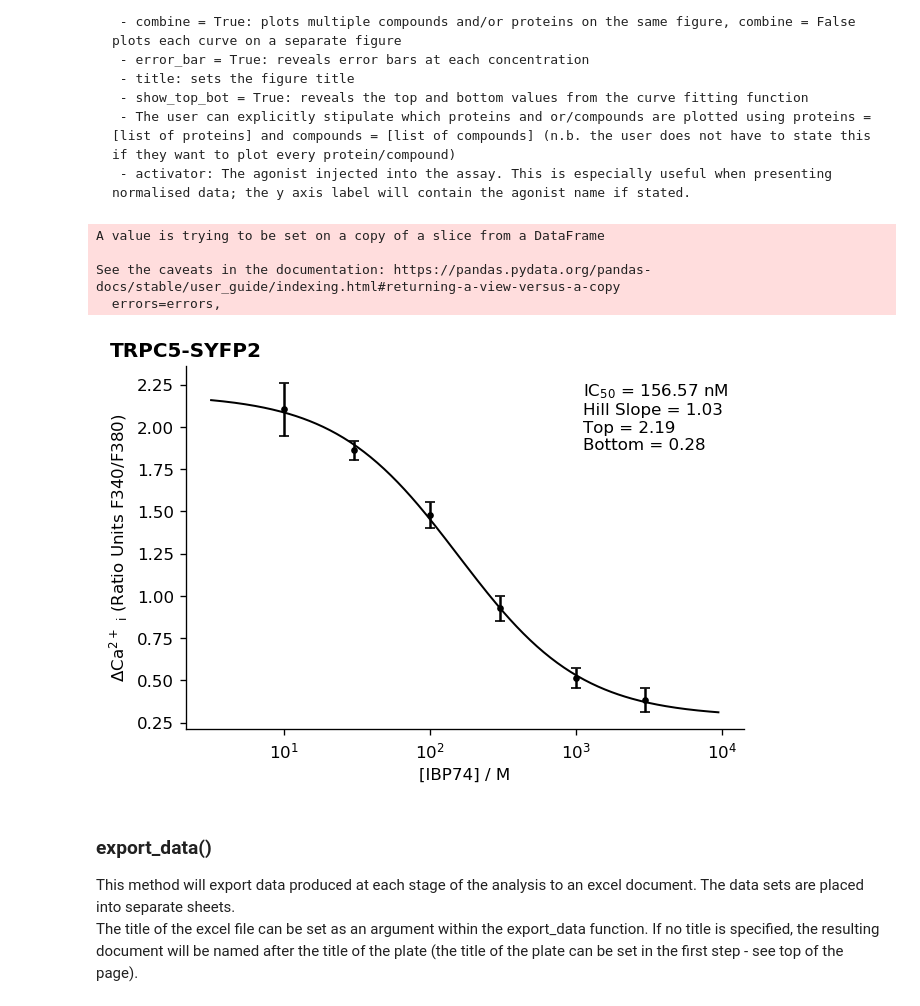
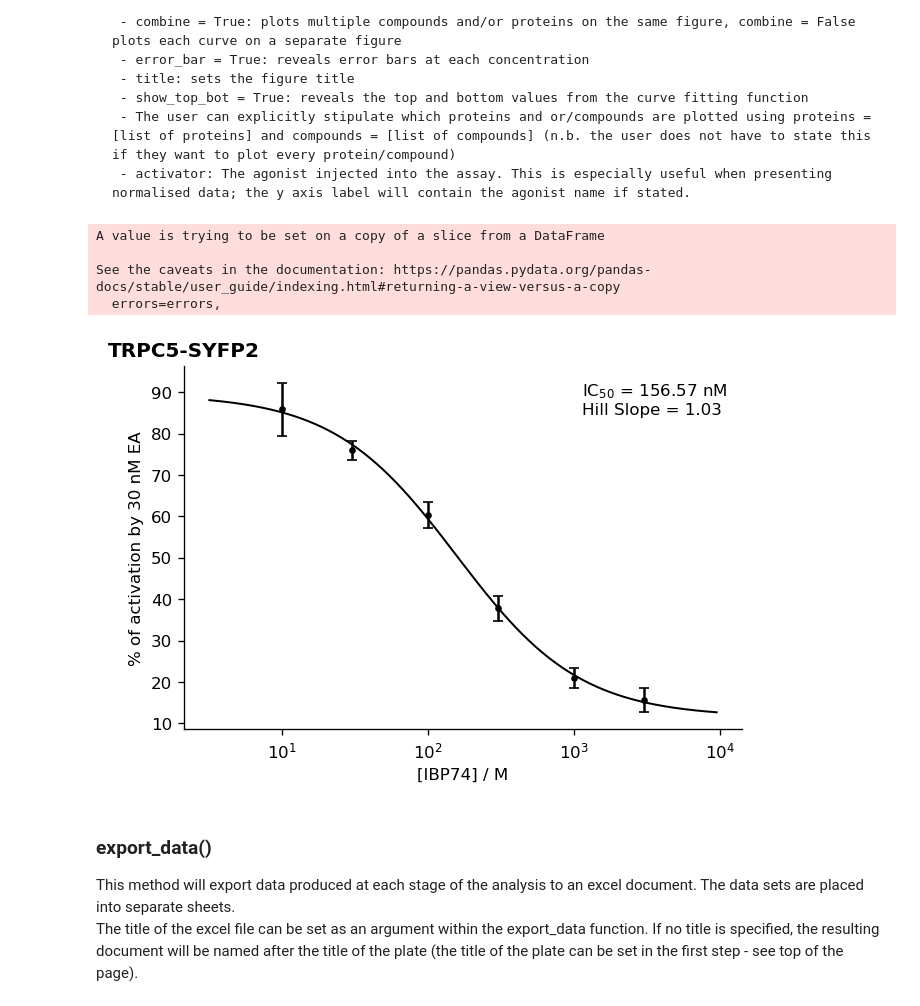
Before and after one commit to lawrencecollins/Ca-Flex-Analysis, a Jupyter notebook: Calcium Flex Analysis Demo Notebook.ipynb, the cells around one changed output. Cells and saved outputs as stored; diff of their text form; code cells hidden in the pictures.

````diff
--- a/Calcium Flex Analysis Demo Notebook.ipynb
+++ b/Calcium Flex Analysis Demo Notebook.ipynb
@@ -205,14 +215,13 @@ Dose-response curves fitted to either an IC$_{50}$ or EC$_{50}$ can now be plott
  - activator: The agonist injected into the assay. This is especially useful when presenting normalised data; the y axis label will contain the agonist name if stated.
  ```
 # %%
-plate1.plot_curve('ic50', activator = '30 nM EA', title = "TRPC5-SYFP2", use_normalised = False, show_top_bot = True,
-                 proteins = ['TRPC5'])
+plate1.plot_curve('ic50', activator = '30 nM EA', title = "TRPC5-SYFP2", use_normalised = True)
 # %% [output]
 A value is trying to be set on a copy of a slice from a DataFrame
 
 See the caveats in the documentation: https://pandas.pydata.org/pandas-docs/stable/user_guide/indexing.html#returning-a-view-versus-a-copy
   errors=errors,
-[figure, old version]
+[figure, new version]
 # %% [markdown]
 ### export_data() ###
 This method will export data produced at each stage of the analysis to an excel document. The data sets are placed into separate sheets. <br>
````
Also changed, not shown: parts of 10 cells of this notebook, 2 other files.
